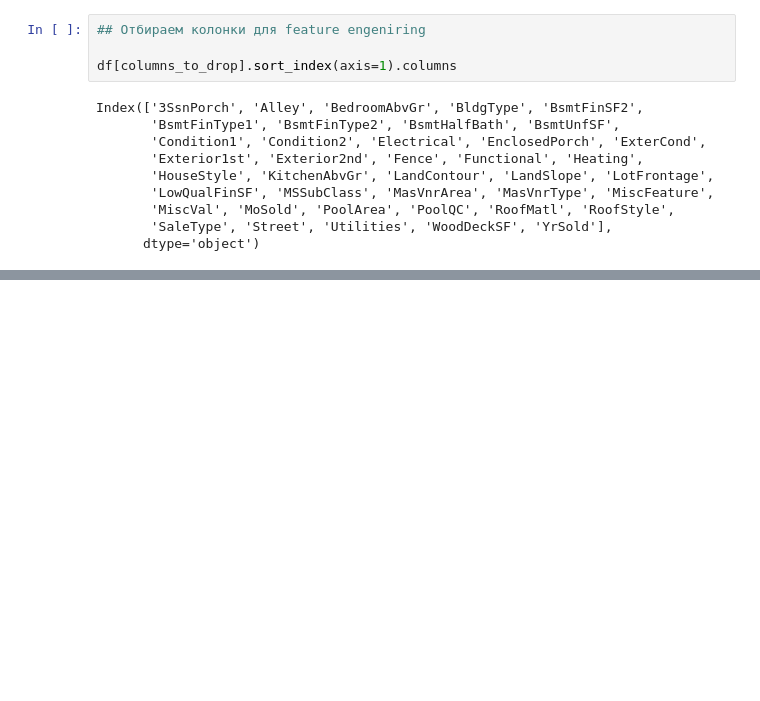
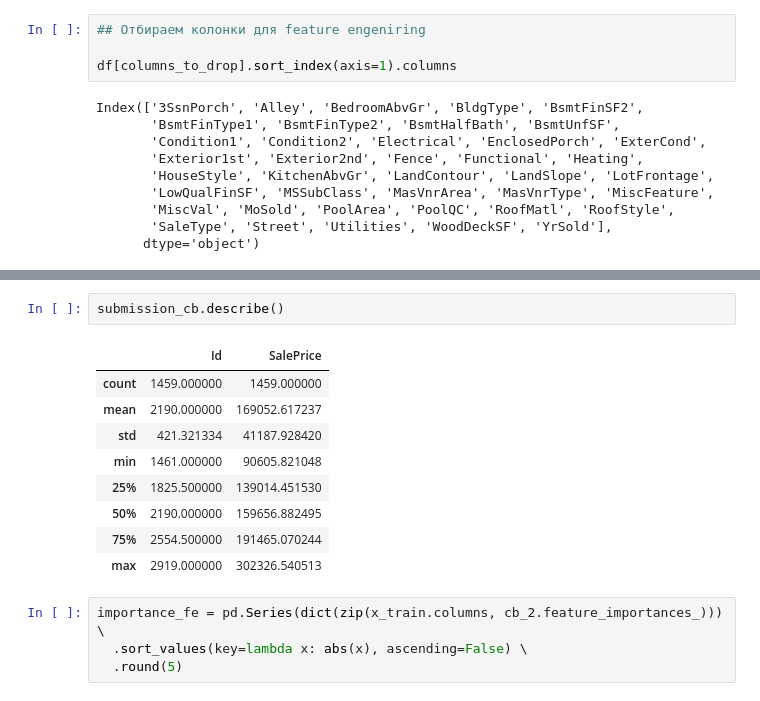
Before and after one commit to vasevooo/housing_kaggle, a Jupyter notebook: advanced housing_reg.ipynb, the cells around one changed output, grey strips where cells are left out. Saved outputs shown, nothing was run; the diff lists cells and outputs as text; blank space fills up the shorter version.

```diff
--- a/advanced housing_reg.ipynb
+++ b/advanced housing_reg.ipynb
@@ -588,0 +738,16 @@ Index(['3SsnPorch', 'Alley', 'BedroomAbvGr', 'BldgType', 'BsmtFinSF2',
+# %%
+submission_cb.describe()
+# %% [output]
+|  | Id | SalePrice |
+| count | 1459.000000 | 1459.000000 |
+| mean | 2190.000000 | 169052.617237 |
+| std | 421.321334 | 41187.928420 |
+| min | 1461.000000 | 90605.821048 |
+| 25% | 1825.500000 | 139014.451530 |
+| 50% | 2190.000000 | 159656.882495 |
+| 75% | 2554.500000 | 191465.070244 |
+| max | 2919.000000 | 302326.540513 |
+# %%
+importance_fe = pd.Series(dict(zip(x_train.columns, cb_2.feature_importances_))) \
+  .sort_values(key=lambda x: abs(x), ascending=False) \
+  .round(5)
```
Also changed, not shown: parts of 17 cells of this notebook.
